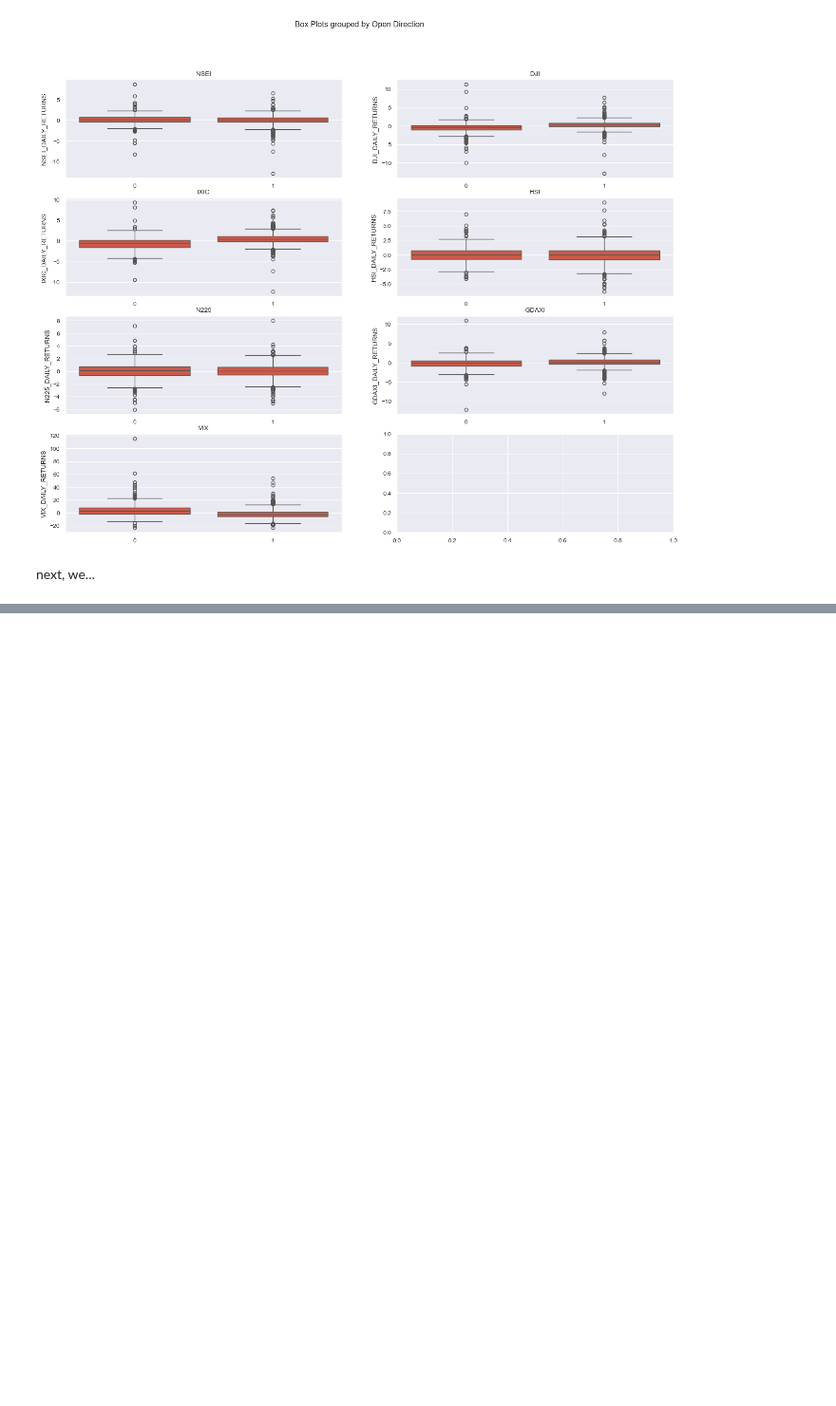
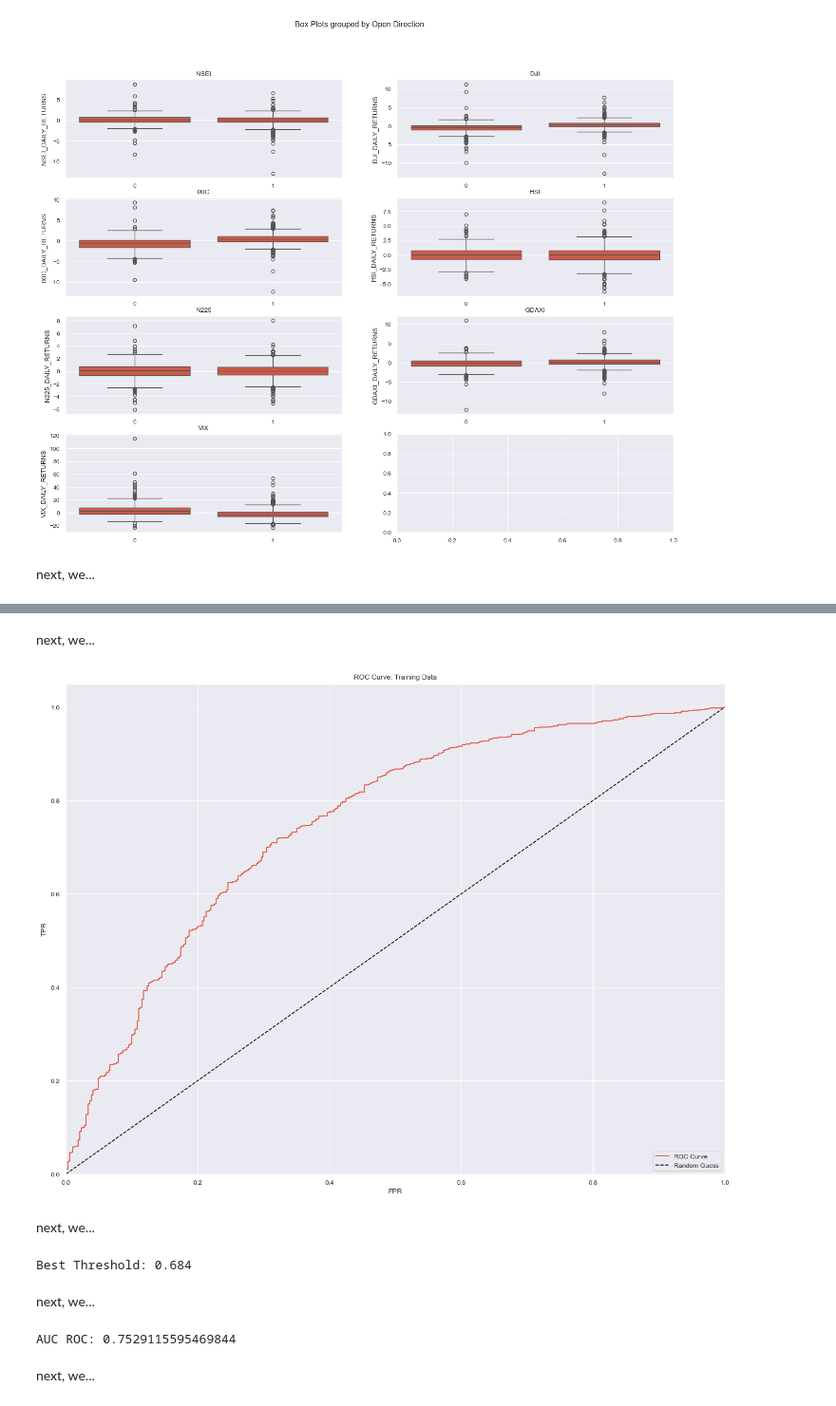
Before and after one commit to cowboysmall-courses/dsi-dsp, a Jupyter notebook: notebooks/report.ipynb, the cells around one changed output, grey strips where cells are left out. Shown at 95% size. Drawn from its saved outputs; the diff is of its cells as text; code cells hidden in the pictures; blank space fills up the shorter version.

```diff
--- a/notebooks/report.ipynb
+++ b/notebooks/report.ipynb
@@ -368,0 +410,3 @@ next, we...
+# %%
+X = data[ALL_COLS]
+y = data['NSEI_OPEN_DIR']
@@ -368,0 +415,2 @@ next, we...
+# %%
+X.insert(loc = 0, column = "Intercept", value = 1)
@@ -368,0 +419,2 @@ next, we...
+# %%
+X_train, X_test, y_train, y_test = train_test_split(X, y, test_size = 0.2, random_state = 1337)
@@ -368,0 +456,2 @@ next, we...
+# %%
+model, dropped = prune(X_train, y_train)
@@ -368,0 +502,38 @@ next, we...
+# %% [markdown]
+next, we...
+# %%
+y_pred = model.predict(X_train.drop(dropped, axis = 1))
+fpr, tpr, thresholds = roc_curve(y_train, y_pred)
+
+plt.figure(figsize = (16, 12))
+
+plt.plot(fpr, tpr, label = 'ROC Curve')
+plt.plot([0, 1], [0, 1], 'k--', label = 'Random Guess')
+
+plt.xlim([0.0, 1.0])
+plt.ylim([0.0, 1.05])
+
+plt.title(f"ROC Curve: Training Data")
+plt.xlabel('FPR')
+plt.ylabel('TPR')
+
+plt.legend(loc = 'lower right')
+plt.show()
+# %% [output]
+[figure, added]
+# %% [markdown]
+next, we...
+# %%
+optimal_threshold = round(thresholds[np.argmax(tpr - fpr)], 3)
+print(f'Best Threshold: {optimal_threshold}')
+# %% [output]
+Best Threshold: 0.684
+# %% [markdown]
+next, we...
+# %%
+auc_roc = roc_auc_score(y_train, y_pred)
+print(f'AUC ROC: {auc_roc}')
+# %% [output]
+AUC ROC: 0.7529115595469844
+# %% [markdown]
+next, we...
```
Also changed, not shown: parts of 35 cells of this notebook, 3 other files.
